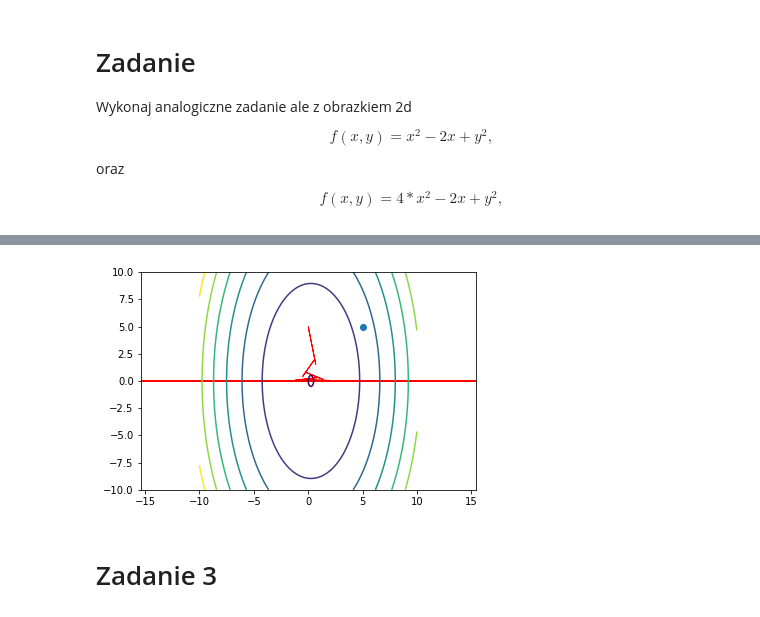
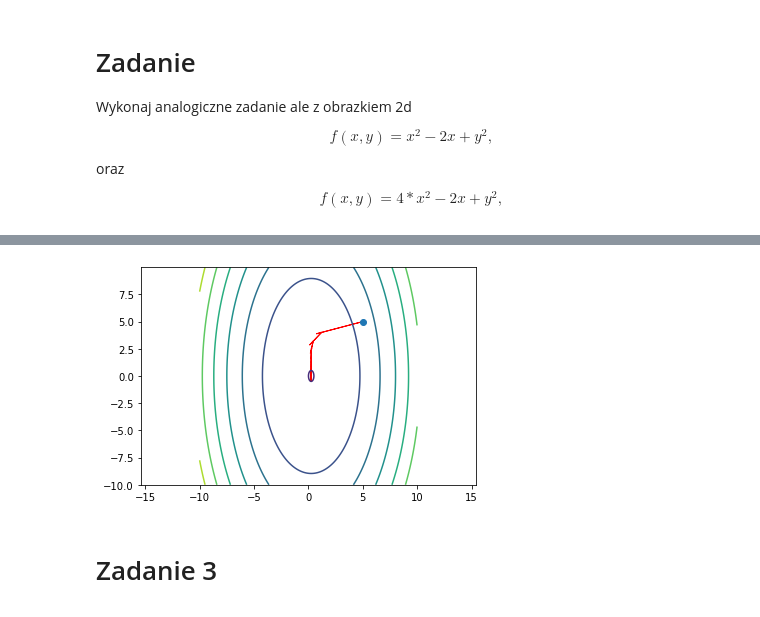
Before and after one commit to she3r/podstawy_sztucznej_inteligencji, a Jupyter notebook: Z11_B_Gradient_Descent.ipynb, the cells around one changed output, grey strips where cells are left out. Cells and saved outputs as stored; diff of their text form; code cells hidden in the pictures.

```diff
--- a/Z11_B_Gradient_Descent.ipynb
+++ b/Z11_B_Gradient_Descent.ipynb
@@ -11,12 +11,12 @@ f = lambda x: x**2
 
 x = np.linspace(-5, 5, 200)
 y = f(x)
-plt.plot(x, y, '--k', ms=10);
+plt.plot(x, y, '--k', ms=10)
 
 
 def step_gradient_1d(x_current, learningRate):
     x_gradient = 2*x_current
-    new_x = ??
+    new_x = x_current - learningRate*x_gradient
 
     plt.arrow(x_current, f(x_current), - (learningRate * x_gradient), -(f(x_current)-f(new_x)),
               head_width=0.05, head_length=0.5,ec="red")
@@ -48,3 +49,13 @@ Wykonaj powyższe zadania dla
   * learning_rate = 0.9
   * learning_rate = 0.99
   * learning_rate = 0.999
+# %%
+Lr = (0.001, 0.1, 0.2, 0.5, 0.9, 0.99, 0.999)
+for lr in Lr:
+    initial_x = 5
+    num_iterations = 30
+    x = np.linspace(-5, 5, 200)
+    y = f(x)
+    plt.plot(x, y, '--k', ms=10)
+    x = gradient_descent_runner_1d(initial_x, lr, num_iterations)
+    plt.show()
@@ -91,11 +117,11 @@ surf = ax.plot_surface(X, Y, Z, cmap=cm.coolwarm,
 #####################################
 
 def step_gradient_2d(x_current, y_current, learningRate):
-    x_gradient = ??
+    x_gradient = 8*x - 2
     y_gradient = 2*y_current
 
-    new_x = ??
-    new_y = ??
+    new_x = x_current - learningRate*x_gradient
+    new_y = y_current - learningRate*y_gradient
 
     ax.quiver(x_current, y_current, (fun(x_current, y_current)) ,
               - (learningRate * x_gradient), - (learningRate * y_gradient),
@@ -131,3 +157,22 @@ Wykonaj analogiczne zadanie ale z:
   * initial_x = 5
   * initial_y = 0
   * num_iterations = 10
+# %%
+learning_rate = 0.9
+initial_x = 5
+initial_y = 0
+num_iterations = 10
+
+fig = plt.figure()
+ax = fig.gca(projection='3d')
+X = np.arange(-7, 7, 0.25)
+Y = np.arange(-7, 7, 0.25)
+X, Y = np.meshgrid(X, Y)
+Z = fun(X, Y)
+surf = ax.plot_surface(X, Y, Z, cmap=cm.coolwarm,
+                       linewidth=0.01, antialiased=True, alpha=0.3)
+
+[x, y] = gradient_descent_runner_2d(initial_x, initial_y, learning_rate, num_iterations)
+
+plt.plot([initial_x],[initial_y],[fun(initial_x,initial_y)],"ok")
+plt.show()
@@ -164,37 +262,37 @@ plt.plot([5],[5],"o")
 
 #####################################
 
 def step_gradient_2d(x_current, y_current, learningRate):
-    x_gradient = 8*x_current-2
+    x_gradient = 8*x_current - 2
     y_gradient = 2*y_current
 
     new_x = x_current - (learningRate * x_gradient)
     new_y = y_current - (learningRate * y_gradient)
 
     plt.arrow(x_current, y_current, - (learningRate * x_gradient), - (learningRate * y_gradient), head_width=0.05, head_length=0.5,ec="red")
 
     return [new_x, new_y]
 def gradient_descent_runner_2d(starting_x, starting_y, learning_rate, num_iterations):
     x = starting_x
     y = starting_y
     for i in range(num_iterations):
         x, y = step_gradient_2d(x, y, learning_rate)
         #print(x, y)
     return [x, y]
 
 
-learning_rate = 0.3
-initial_x = 0 # initial y-intercept guess
+learning_rate = 0.1
+initial_x = 5 # initial y-intercept guess
 initial_y = 5 # initial slope guess
 num_iterations = 1000
 [x, y] = gradient_descent_runner_2d(initial_x, initial_y, learning_rate, num_iterations)
 
 
 #####################################
 plt.axis('equal')
 plt.show()
 # %% [output]
-[figure, old version]
+[figure, new version]
 # %% [markdown]
 # Zadanie 3
 # %% [markdown]
```
Also changed, not shown: parts of 12 cells of this notebook, 12 other files.
